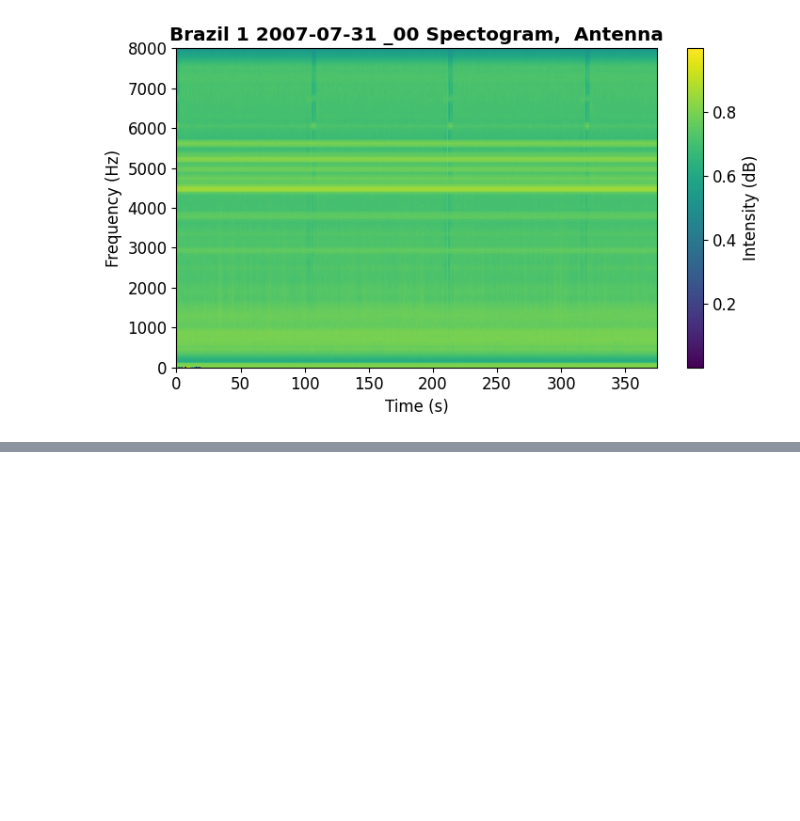
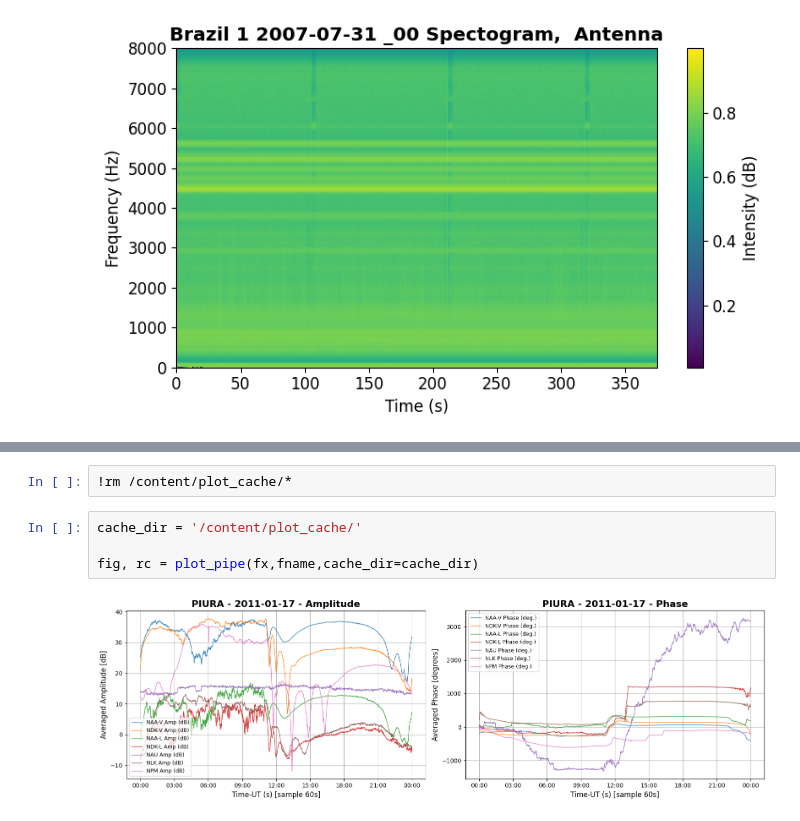
Before and after one commit to Rogerio-mack/VLF, a Jupyter notebook: VLF_plots.ipynb, the cells around one changed output, grey strips where cells are left out. Cells and saved outputs as stored; diff of their text form; blank space fills up the shorter version.

```diff
--- a/VLF_plots.ipynb
+++ b/VLF_plots.ipynb
@@ -369,0 +512,8 @@ Warning: plot cached
+# %%
+!rm /content/plot_cache/*
+# %%
+cache_dir = '/content/plot_cache/'
+
+fig, rc = plot_pipe(fx,fname,cache_dir=cache_dir)
+# %% [output]
+[figure, added]
```
Also changed, not shown: parts of 51 cells of this notebook.
